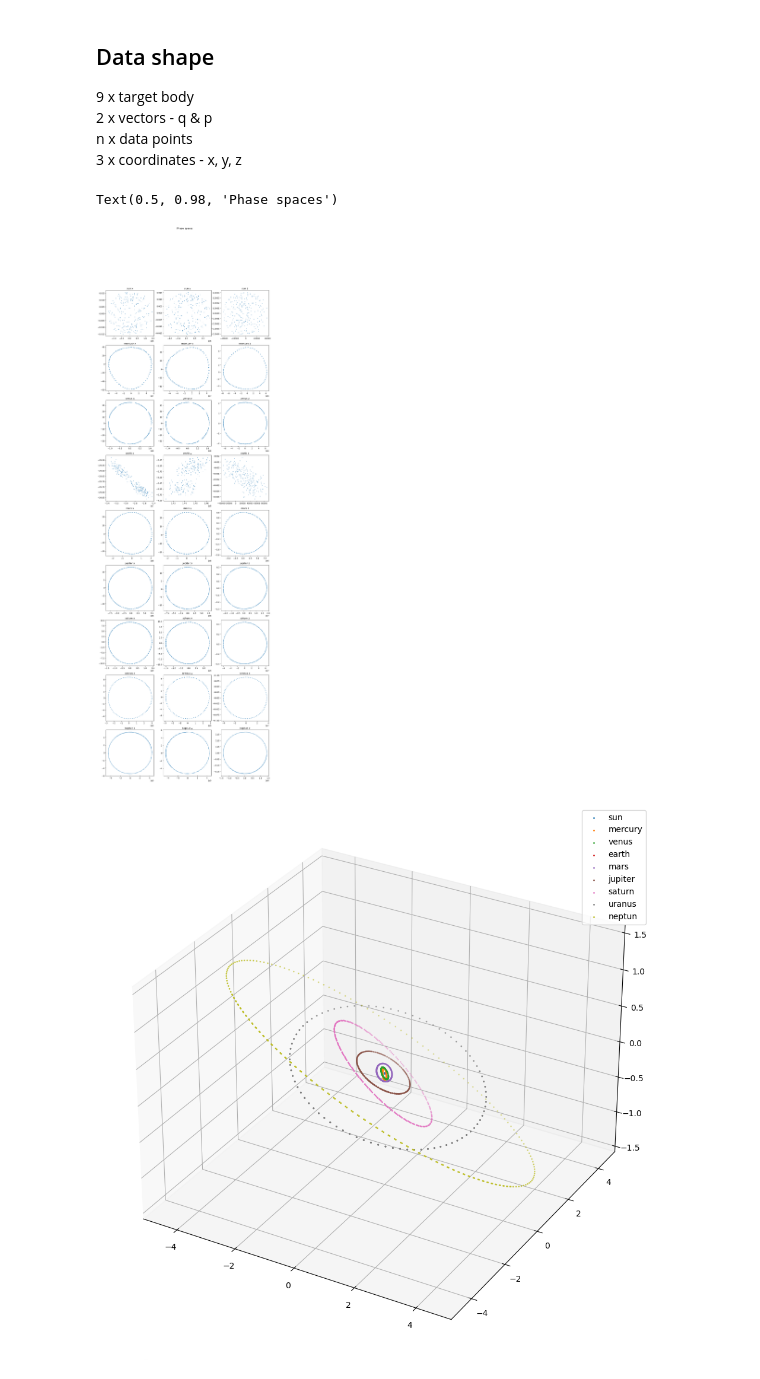
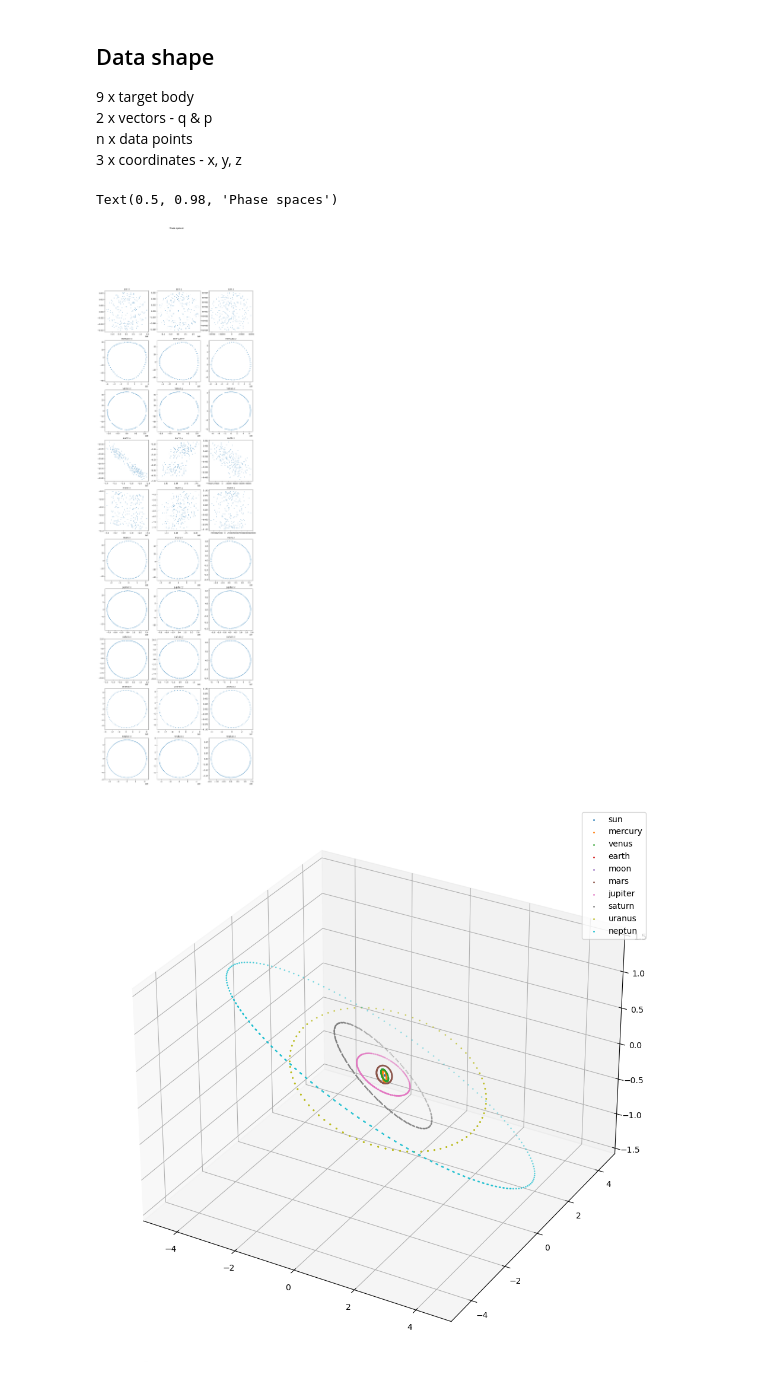
Before and after one commit to bGuenes/Scientific_ML_seminar, a Jupyter notebook: solar_hnn.ipynb, the cells around one changed output. Cells and saved outputs as stored; diff of their text form; code cells hidden in the pictures.

```diff
--- a/solar_hnn.ipynb
+++ b/solar_hnn.ipynb
@@ -37,8 +37,8 @@ def read_data(data):
 url = "https://ssd.jpl.nasa.gov/api/horizons.api"
 format = "format=text"
 command = "COMMAND=" # target body
-targets = ["10", "199", "299", "399", "499", "599", "699", "799", "899"]  # sun, mercury, venus, earth, mars, jupiter, saturn, uranus, neptun
-target_names = ["sun", "mercury", "venus", "earth", "mars", "jupiter", "saturn", "uranus", "neptun"]
+targets = ["10", "199", "299", "399", "301", "499", "599", "699", "799", "899"]  # sun, mercury, venus, earth, moon, mars, jupiter, saturn, uranus, neptun
+target_names = ["sun", "mercury", "venus", "earth", "moon", "mars", "jupiter", "saturn", "uranus", "neptun"]
 obj_data = "OBJ_DATA='NO'"
 ephemeris = "MAKE_EPHEM='YES'"
 eph_type = "EPHEM_TYPE='VECTORS'"
@@ -83,19 +83,19 @@ for i in range(len(target_names)):
 fig.suptitle("Phase spaces")
 # %% [output]
 Text(0.5, 0.98, 'Phase spaces')
-[figure, old version]
+[figure, new version]
 # %%
 fig = plt.figure()
 fig.set_figheight(12)
 fig.set_figwidth(12)
 
 ax = fig.add_subplot(projection='3d')
 
 for i in range(len(target_names)):
     ax.scatter(data[i][0].T[0], data[i][0].T[1], data[i][0].T[2], s=1, label=target_names[i])
 
-ax.view_init()
+#ax.view_init(elev=0, roll=0, azim=300)
 plt.legend()
 plt.show()
 # %% [output]
-[figure, old version]
+[figure, new version]
```
Also changed, not shown: parts of 11 cells of this notebook.
